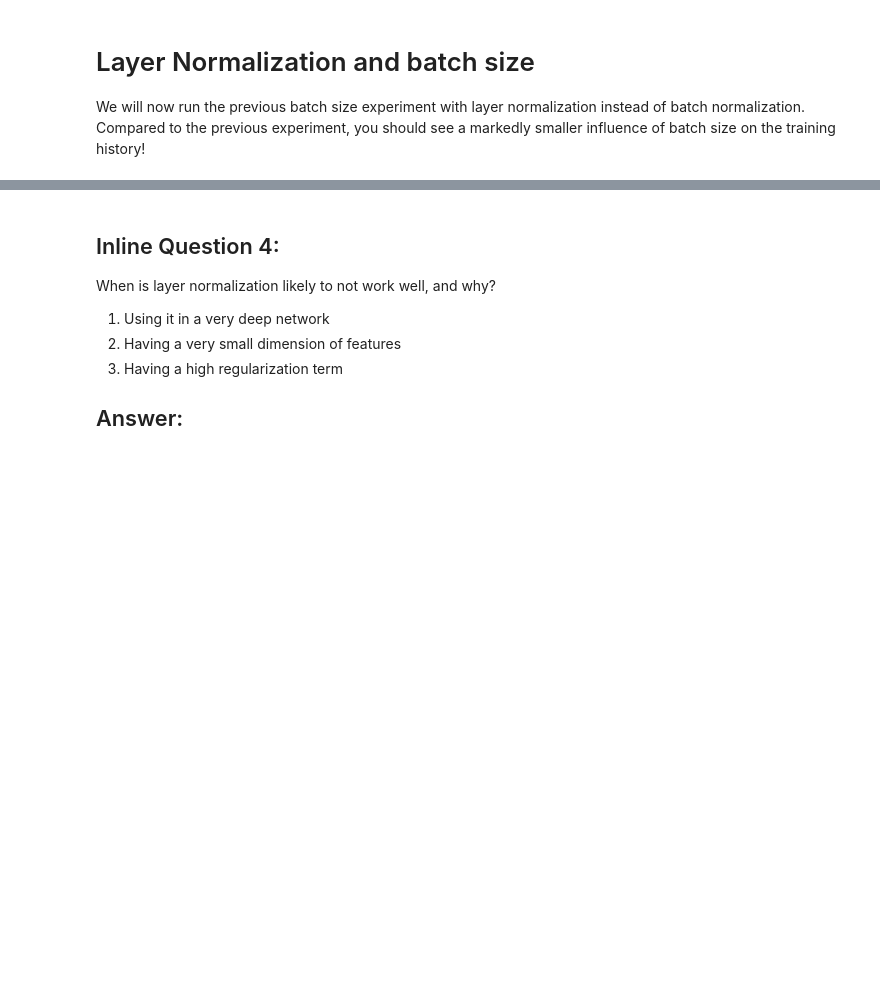
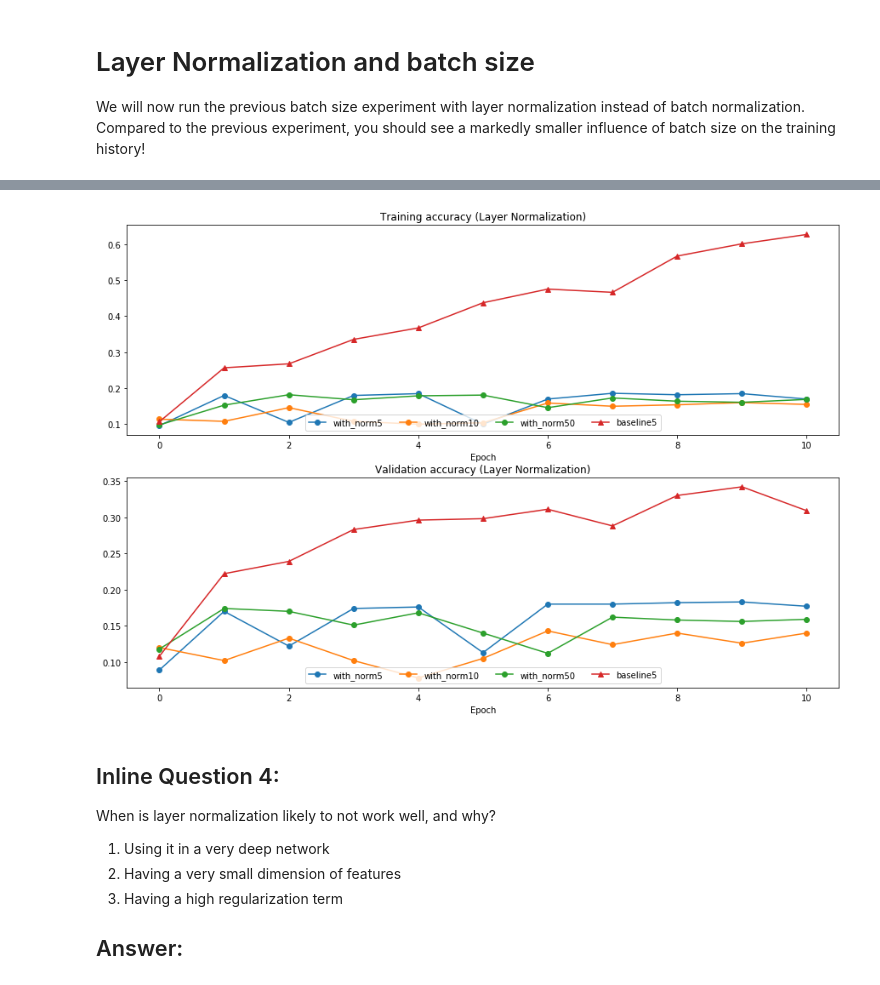
Before and after one commit to ddebby/cs231n, a Jupyter notebook: assignment2/BatchNormalization.ipynb, the cells around one changed output, grey strips where cells are left out. Saved outputs shown, nothing was run; the diff lists cells and outputs as text; code cells hidden in the pictures; blank space fills up the shorter version.

```diff
--- a/assignment2/BatchNormalization.ipynb
+++ b/assignment2/BatchNormalization.ipynb
@@ -378,7 +375,7 @@ for i, weight_scale in enumerate(weight_scales):
                   optim_config={
                     'learning_rate': 1e-3,
                   },
-                  verbose=False, print_every=200)
+                  verbose=True, print_every=200)
   bn_solver.train()
   bn_solvers_ws[weight_scale] = bn_solver
 
@@ -388,7 +385,7 @@ for i, weight_scale in enumerate(weight_scales):
                   optim_config={
                     'learning_rate': 1e-3,
                   },
-                  verbose=False, print_every=200)
+                  verbose=True, print_every=200)
   solver.train()
   solvers_ws[weight_scale] = solver
 # %% [output]
@@ -615,3 +657,15 @@ plt.show()
+# %%
+plt.subplot(2, 1, 1)
+plot_training_history('Training accuracy (Layer Normalization)','Epoch', solver_bsize, ln_solvers_bsize, \
+                      lambda x: x.train_acc_history, bl_marker='-^', bn_marker='-o', labels=batch_sizes)
+plt.subplot(2, 1, 2)
+plot_training_history('Validation accuracy (Layer Normalization)','Epoch', solver_bsize, ln_solvers_bsize, \
+                      lambda x: x.val_acc_history, bl_marker='-^', bn_marker='-o', labels=batch_sizes)
+
+plt.gcf().set_size_inches(15, 10)
+plt.show()
+# %% [output]
+[figure, added]
 # %% [markdown]
 ## Inline Question 4:
 When is layer normalization likely to not work well, and why?
```
Also changed, not shown: parts of 10 cells of this notebook, 2 other files.
